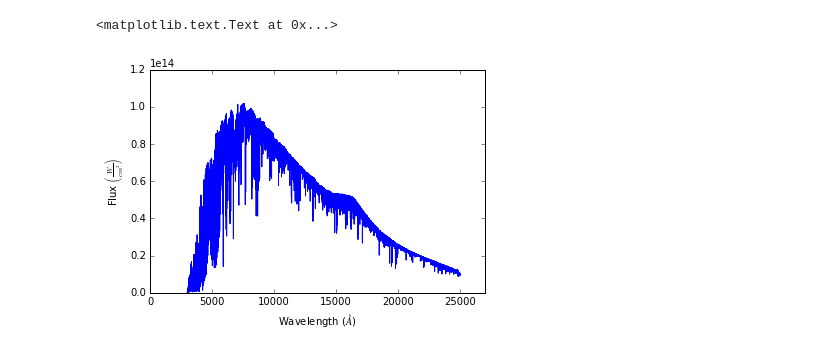
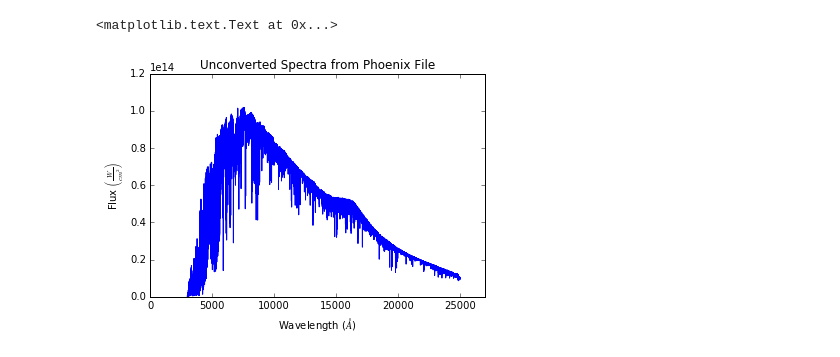
Before and after one commit to jradavenport/spot-colors, a Jupyter notebook: StarSpotMagModel.ipynb, the cells around one changed output. Cells and saved outputs as stored; diff of their text form; code cells hidden in the pictures.

```diff
--- a/StarSpotMagModel.ipynb
+++ b/StarSpotMagModel.ipynb
@@ -16,13 +17,14 @@ gMag_hires = getMag_hires.getMag_hires
 # %%
 PhTemp = '4000'
 SpTemp = '2300'
 FillFactor = .2
-wavelength,tot_flux,PhTemp,SpTemp,FillFactor = makmod(PhTemp,SpTemp,FillFactor) #Creates spectrum for desired temps and fill-factor
+wavelength,flux_Phoenix,PhTemp,SpTemp,FillFactor = makmod(PhTemp,SpTemp,FillFactor) #Creates spectrum for desired temps and fill-factor
 
-plt.plot(wavelength,tot_flux)
+plt.plot(wavelength,flux_Phoenix)
 plt.xlim(0,27000)
+plt.title('Unconverted Spectra from Phoenix File')
 plt.xlabel('Wavelength ($\AA$)')
 plt.ylabel(r'Flux $\left(\frac{W}{cm^2}\right)$')
 # %% [output]
 <matplotlib.text.Text at 0x...>
-[figure, old version]
+[figure, new version]
```
Also changed, not shown: parts of 4 cells of this notebook.
